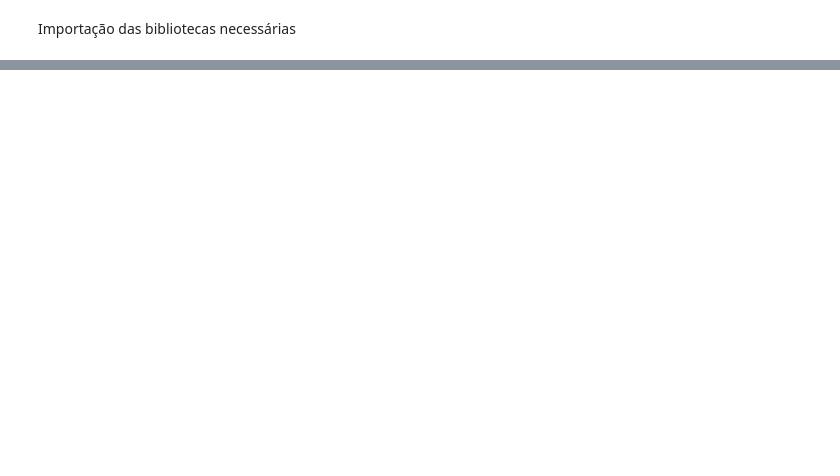
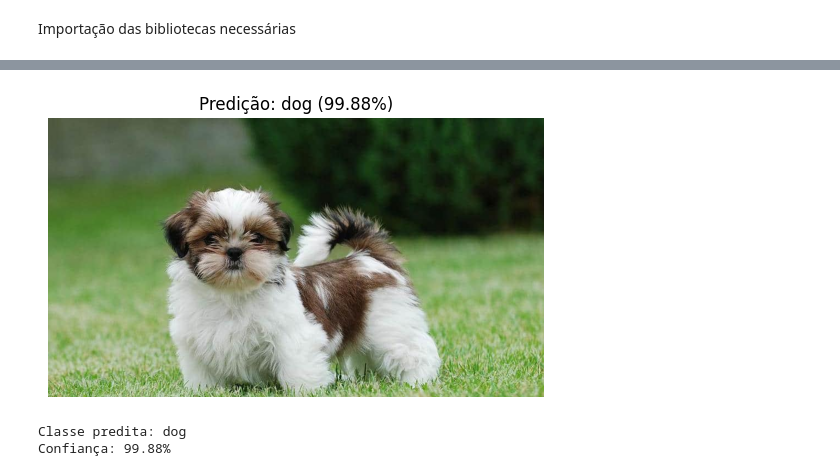
Before and after one commit to jeanjeferson/dio-transfer-learning, a Jupyter notebook: Dio-Transfer-Learning-Predict.ipynb, the cells around one changed output, grey strips where cells are left out. Cells and saved outputs as stored; diff of their text form; code cells hidden in the pictures; blank space fills up the shorter version.

```diff
--- a/Dio-Transfer-Learning-Predict.ipynb
+++ b/Dio-Transfer-Learning-Predict.ipynb
@@ -47,3 +51,17 @@ print(f'Confiança: {confidence:.2%}')
 [figure]
 Classe predita: fox
 Confiança: 99.96%
+# %%
+# Fazer uma predição
+image_path = 'predict/shih-tzu.jpg'
+predicted_class, confidence = predict_image(image_path)
+
+img = image.load_img(image_path)
+plt.imshow(img)
+plt.axis('off')
+plt.title(f'Predição: {predicted_class} ({confidence:.2%})')
+plt.show()
+
+print(f'Classe predita: {predicted_class}')
+print(f'Confiança: {confidence:.2%}')
+# %% [output]
@@ -49,0 +69,3 @@ Confiança: 99.96%
+[figure, added]
+Classe predita: dog
+Confiança: 99.88%
```
Also changed, not shown: parts of 4 cells of this notebook, 9 other files.
